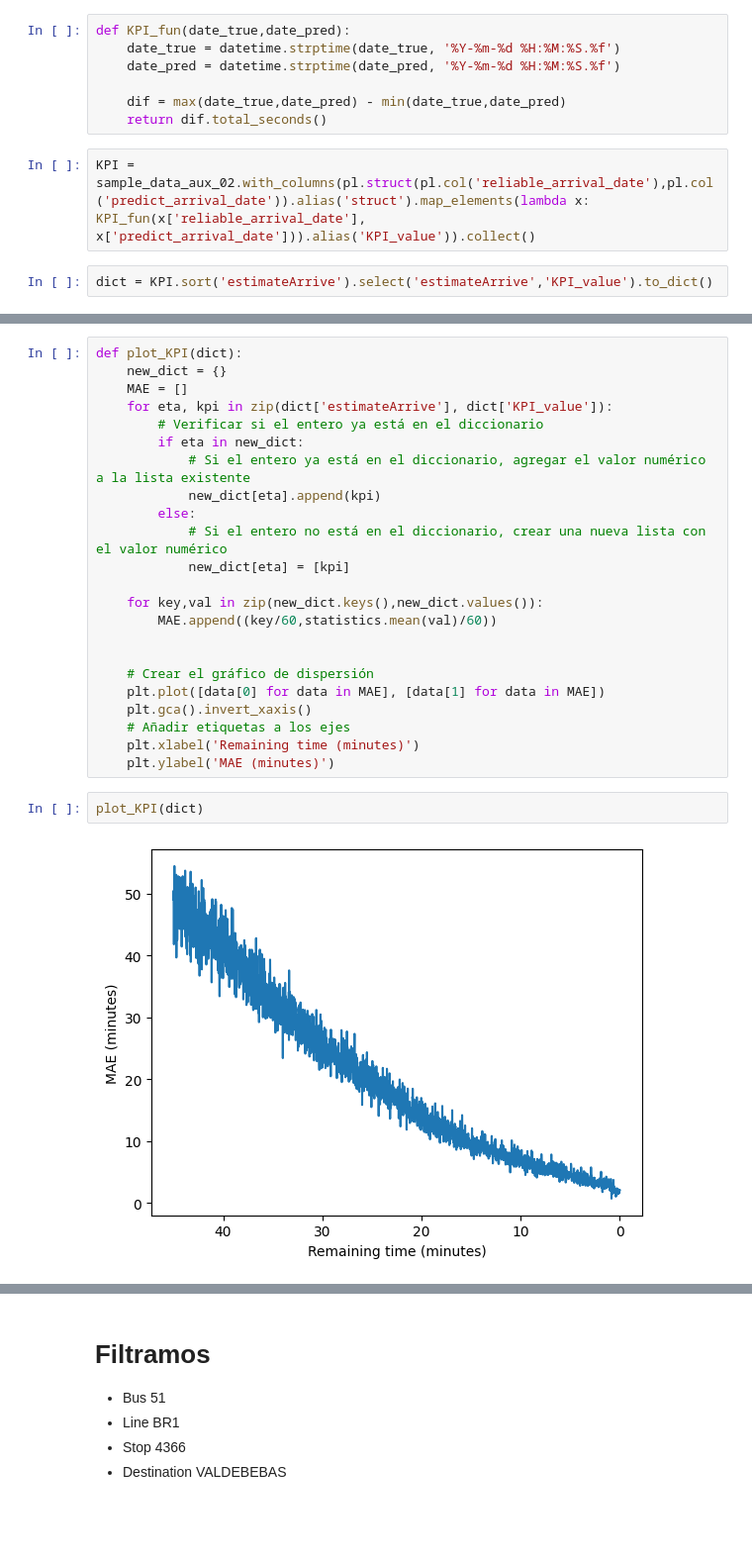
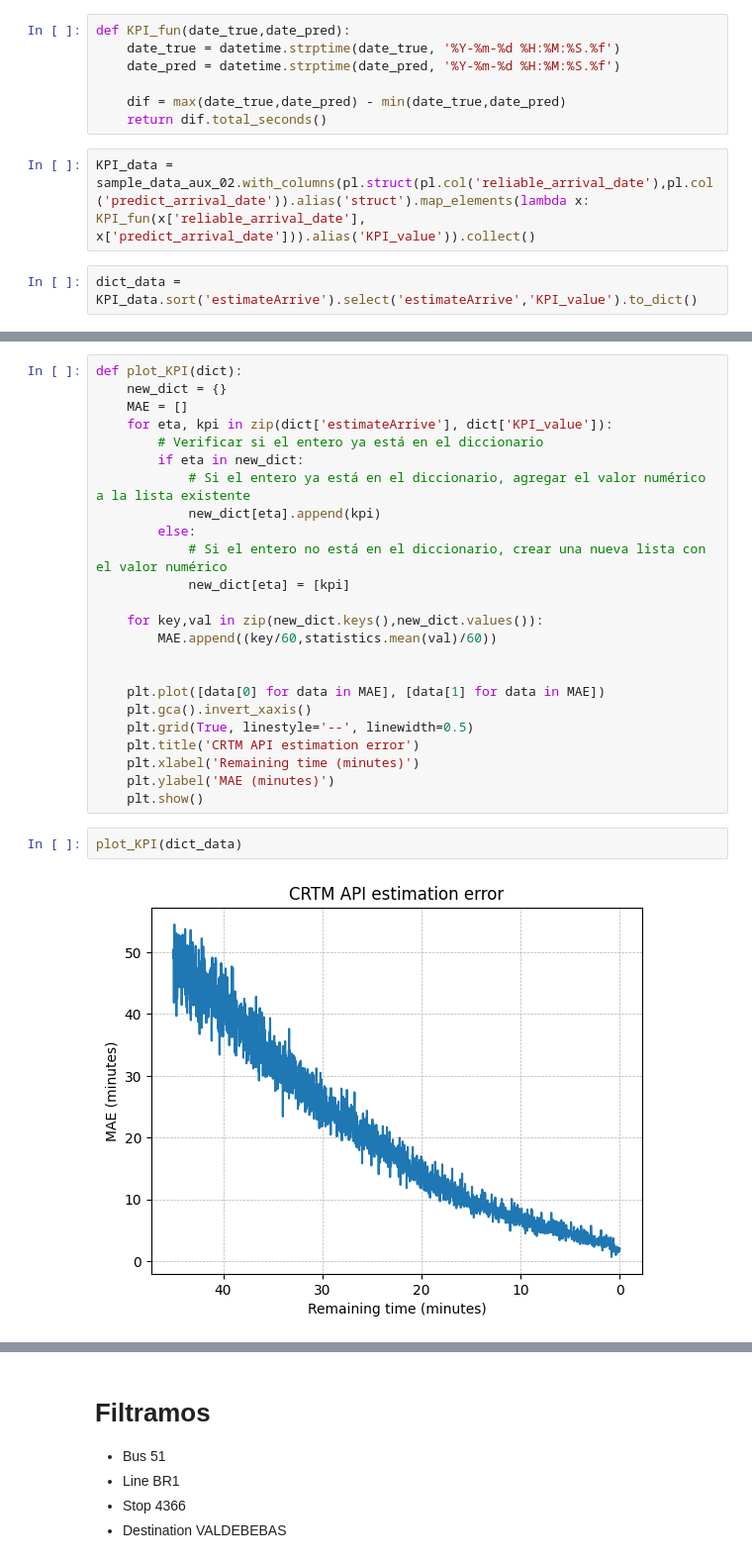
Before and after one commit to oeg-upm/inesdata-mov-data-generation, a Jupyter notebook: docs/notebooks/aux/sprint_20240429.ipynb, the cells around one changed output, grey strips where cells are left out. Shown: that part at 99% size. Saved outputs shown, nothing was run; the diff lists cells and outputs as text; blank space fills up the shorter version.

```diff
--- a/docs/notebooks/aux/sprint_20240429.ipynb
+++ b/docs/notebooks/aux/sprint_20240429.ipynb
@@ -63,6 +52,6 @@ def KPI_fun(date_true,date_pred):
     dif = max(date_true,date_pred) - min(date_true,date_pred)
     return dif.total_seconds()
 # %%
-KPI = sample_data_aux_02.with_columns(pl.struct(pl.col('reliable_arrival_date'),pl.col('predict_arrival_date')).alias('struct').map_elements(lambda x: KPI_fun(x['reliable_arrival_date'], x['predict_arrival_date'])).alias('KPI_value')).collect()
+KPI_data = sample_data_aux_02.with_columns(pl.struct(pl.col('reliable_arrival_date'),pl.col('predict_arrival_date')).alias('struct').map_elements(lambda x: KPI_fun(x['reliable_arrival_date'], x['predict_arrival_date'])).alias('KPI_value')).collect()
 # %%
-dict = KPI.sort('estimateArrive').select('estimateArrive','KPI_value').to_dict()
+dict_data = KPI_data.sort('estimateArrive').select('estimateArrive','KPI_value').to_dict()
@@ -83,13 +74,14 @@ def plot_KPI(dict):
         MAE.append((key/60,statistics.mean(val)/60))
 
 
-    # Crear el gráfico de dispersión
     plt.plot([data[0] for data in MAE], [data[1] for data in MAE])
     plt.gca().invert_xaxis()
-    # Añadir etiquetas a los ejes
+    plt.grid(True, linestyle='--', linewidth=0.5)
+    plt.title('CRTM API estimation error')
     plt.xlabel('Remaining time (minutes)')
     plt.ylabel('MAE (minutes)')
+    plt.show()
 # %%
-plot_KPI(dict)
+plot_KPI(dict_data)
 # %% [output]
-[figure, old version]
+[figure, new version]
```
Also changed, not shown: parts of 78 cells of this notebook, 5 other files.
